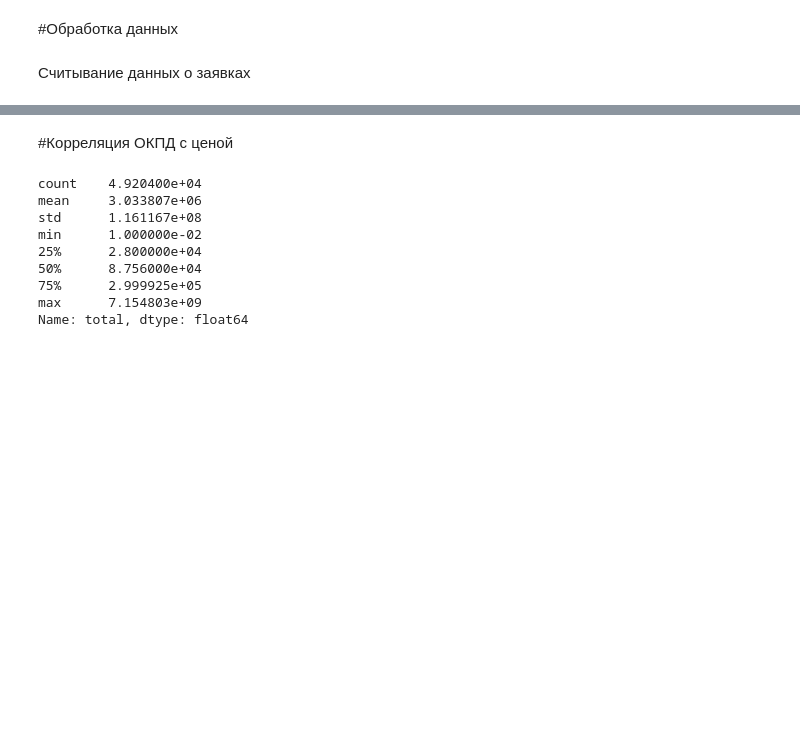
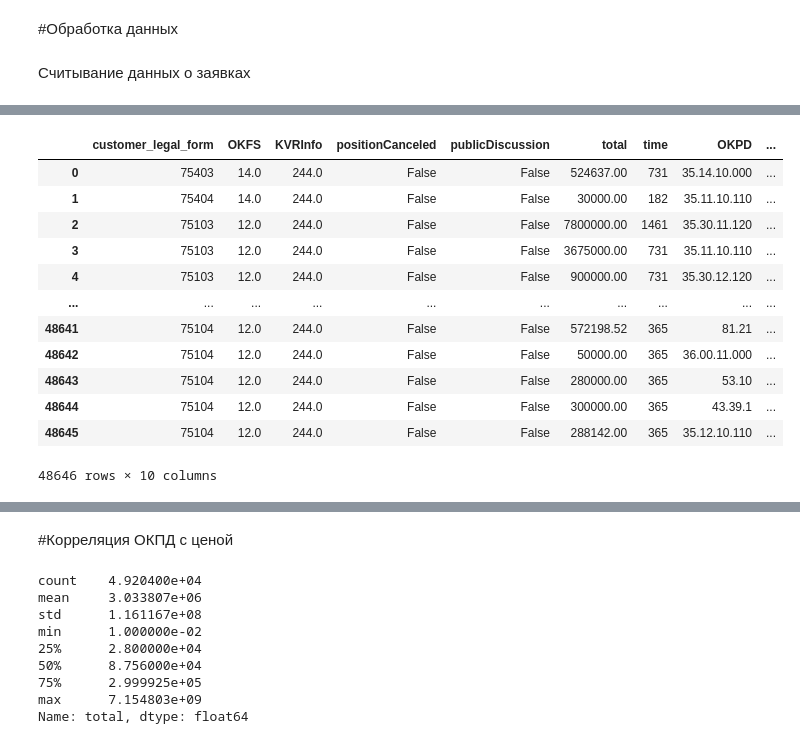
Before and after one commit to danil99152/prediction-of-government-tenders, a Jupyter notebook: total_auction_prediction.ipynb, the cells around one changed output, grey strips where cells are left out. Drawn from its saved outputs; the diff is of its cells as text; code cells hidden in the pictures; blank space fills up the shorter version.

```diff
--- a/total_auction_prediction.ipynb
+++ b/total_auction_prediction.ipynb
@@ -104,0 +113,30 @@ data.head()
+# %%
+data = data.drop(['plan_number','log_total', 'log_maxPrice'], axis=1)
+
+def OKPD_mapping(row):
+  try:
+    x, y = row.split(".", 1)
+  except ValueError:
+    x = row
+  return x
+
+data['OKPD'] = data['OKPD'].map(OKPD_mapping)
+# %%
+data['total_deviation'] = data['total'] - data['maxPrice']
+data.dropna(inplace = True)
+data = data.reset_index(drop=True)
+data
+# %% [output]
+|  | customer_legal_form | OKFS | KVRInfo | positionCanceled | publicDiscussion | total | time | OKPD | ... |
+| 0 | 75403 | 14.0 | 244.0 | False | False | 524637.00 | 731 | 35.14.10.000 | ... |
+| 1 | 75404 | 14.0 | 244.0 | False | False | 30000.00 | 182 | 35.11.10.110 | ... |
+| 2 | 75103 | 12.0 | 244.0 | False | False | 7800000.00 | 1461 | 35.30.11.120 | ... |
+| 3 | 75103 | 12.0 | 244.0 | False | False | 3675000.00 | 731 | 35.11.10.110 | ... |
+| 4 | 75103 | 12.0 | 244.0 | False | False | 900000.00 | 731 | 35.30.12.120 | ... |
+| ... | ... | ... | ... | ... | ... | ... | ... | ... | ... |
+| 48641 | 75104 | 12.0 | 244.0 | False | False | 572198.52 | 365 | 81.21 | ... |
+| 48642 | 75104 | 12.0 | 244.0 | False | False | 50000.00 | 365 | 36.00.11.000 | ... |
+| 48643 | 75104 | 12.0 | 244.0 | False | False | 280000.00 | 365 | 53.10 | ... |
+| 48644 | 75104 | 12.0 | 244.0 | False | False | 300000.00 | 365 | 43.39.1 | ... |
+| 48645 | 75104 | 12.0 | 244.0 | False | False | 288142.00 | 365 | 35.12.10.110 | ... |
+48646 rows × 10 columns
```
Also changed, not shown: parts of 17 cells of this notebook.
